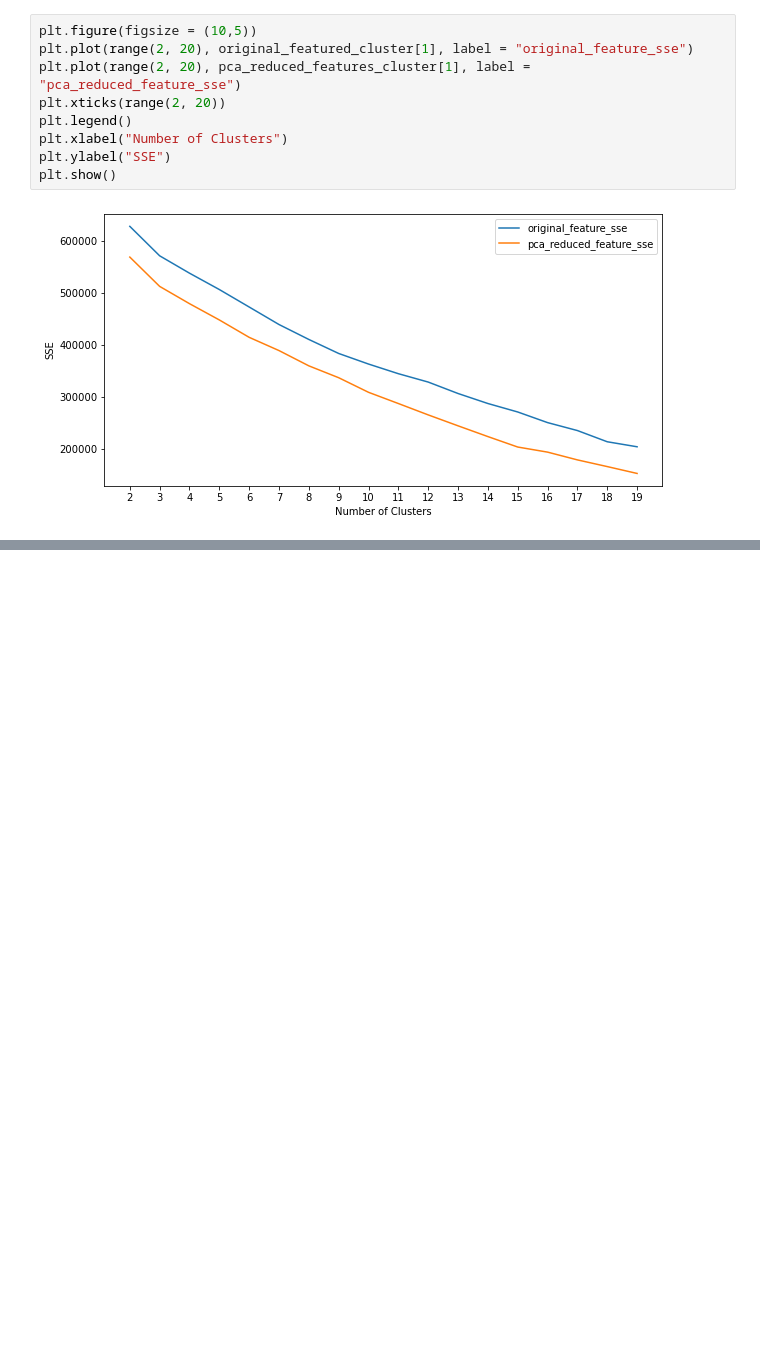
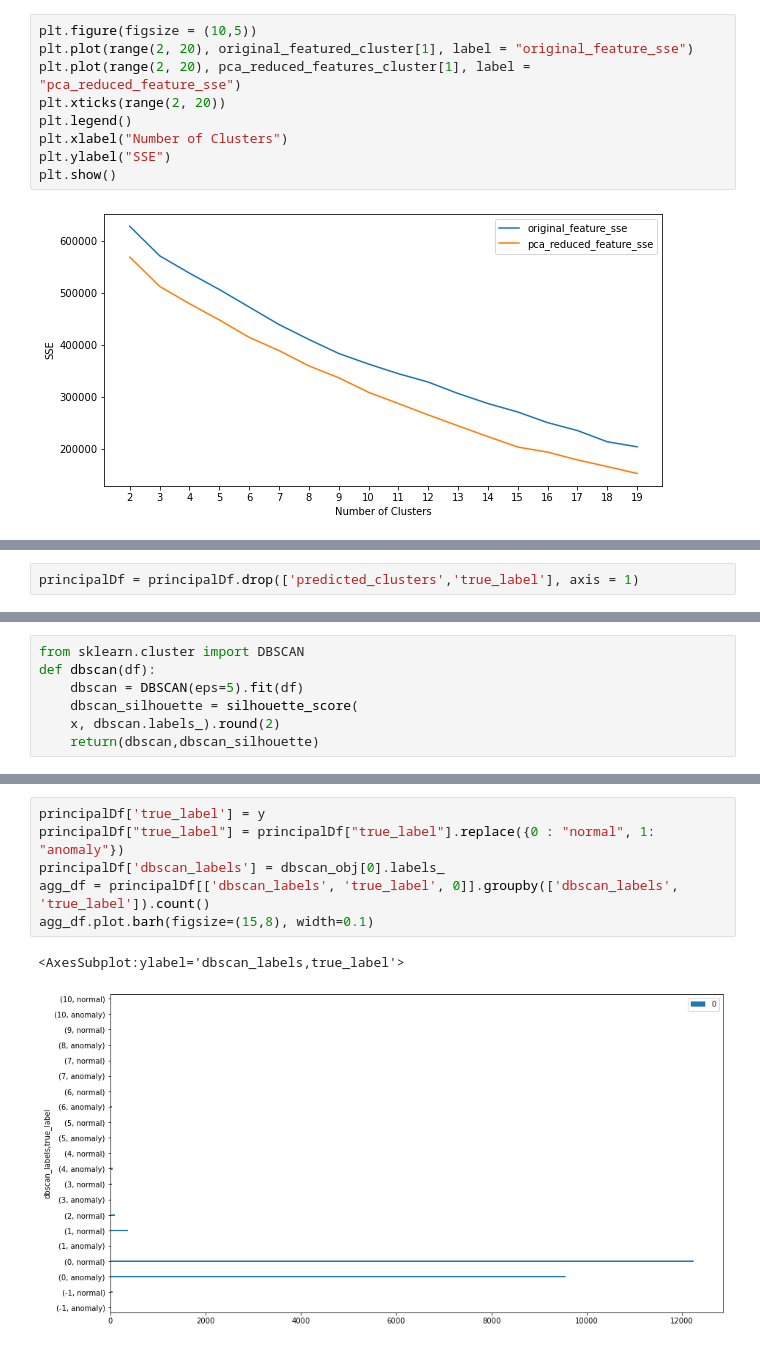
Before and after one commit to shivabansal1046/BITSAssignments, a Jupyter notebook: IDS_Assignment1/Network profiling.ipynb, the cells around one changed output, grey strips where cells are left out. Drawn from its saved outputs; the diff is of its cells as text; blank space fills up the shorter version.

```diff
--- a/IDS_Assignment1/Network profiling.ipynb
+++ b/IDS_Assignment1/Network profiling.ipynb
@@ -416,3 +438,5 @@ plt.show()
+# %%
+principalDf = principalDf.drop(['predicted_clusters','true_label'], axis = 1)
 # %%
 from sklearn.cluster import OPTICS
 def optics(df):
@@ -420,6 +444,13 @@ def optics(df):
     optics_silhouette = silhouette_score(
     x, optics.labels_).round(2)
     return(optics,optics_silhouette)
+# %%
+from sklearn.cluster import DBSCAN
+def dbscan(df):
+    dbscan = DBSCAN(eps=5).fit(df)
+    dbscan_silhouette = silhouette_score(
+    x, dbscan.labels_).round(2)
+    return(dbscan,dbscan_silhouette)
 # %%
 import time
 print(time.perf_counter())
@@ -435,0 +473,9 @@ print(pca_reduced_features_cluster[1])
+# %%
+principalDf['true_label'] = y
+principalDf["true_label"] = principalDf["true_label"].replace({0 : "normal", 1: "anomaly"})
+principalDf['dbscan_labels'] = dbscan_obj[0].labels_
+agg_df = principalDf[['dbscan_labels', 'true_label', 0]].groupby(['dbscan_labels', 'true_label']).count()
+agg_df.plot.barh(figsize=(15,8), width=0.1)
+# %% [output]
+<AxesSubplot:ylabel='dbscan_labels,true_label'>
+[figure, added]
```
Also changed, not shown: parts of 14 cells of this notebook, 2 other files.
